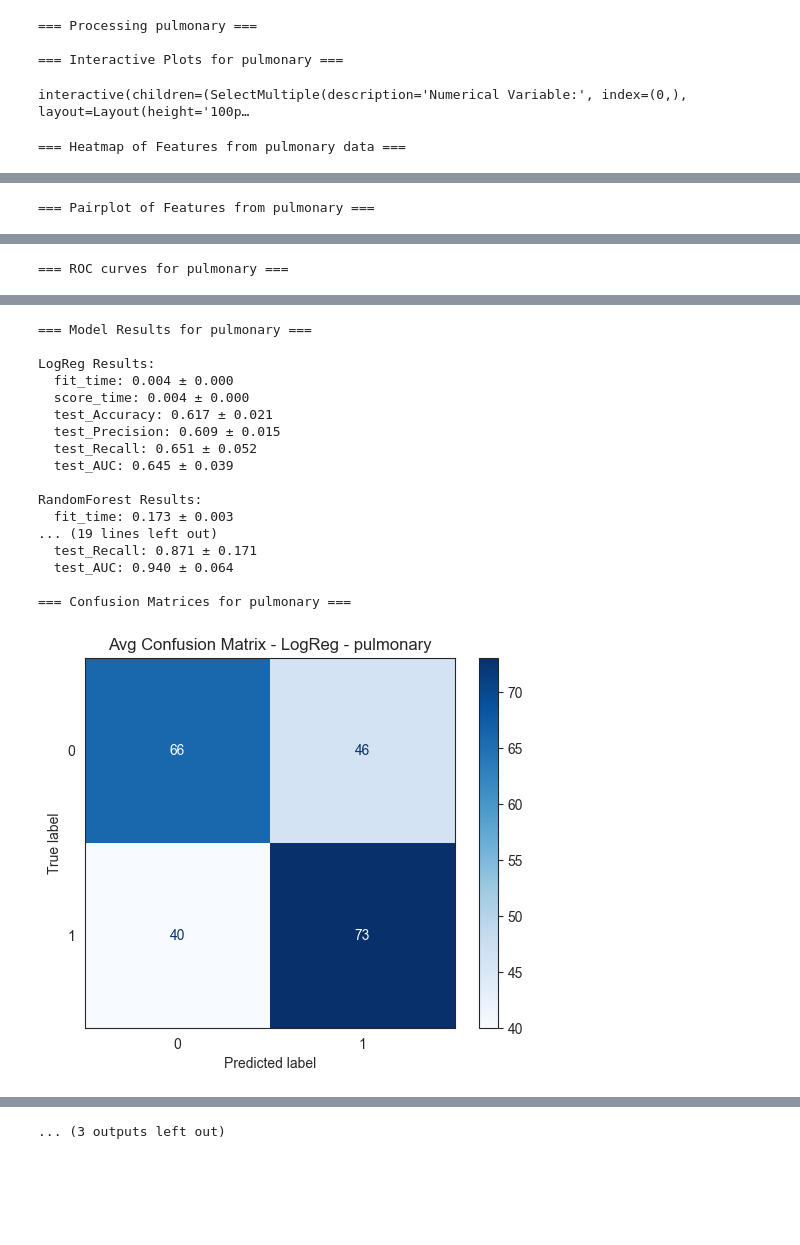
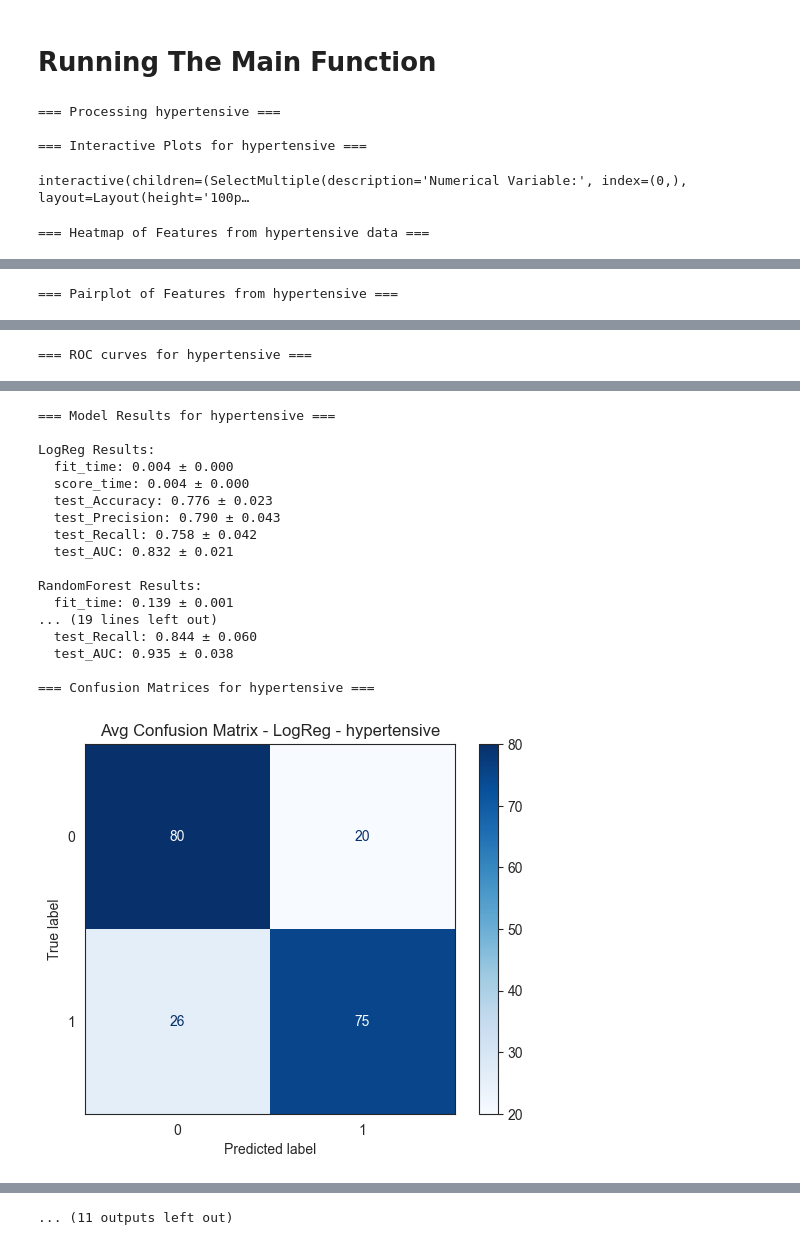
Before and after one commit to yloughribi/Internship, a Jupyter notebook: Model_Training.ipynb, the cells around one changed output, grey strips where cells are left out. Saved outputs shown, nothing was run; the diff lists cells and outputs as text; code cells hidden in the pictures; blank space fills up the shorter version.

Commit message:
Final Model Training Script Update

```diff
--- a/Model_Training.ipynb
+++ b/Model_Training.ipynb
@@ -283,7 +334,7 @@ def run_cvd_pipeline(cvd_category):
     classifiers = {
         'LogReg': LogisticRegression(max_iter=1000, class_weight='balanced'),
         'RandomForest': RandomForestClassifier(n_estimators=100, class_weight='balanced'),
-        'SVM_RBF': SVC(kernel='rbf', class_weight='balanced'),
+        'SVM_RBF': SVC(kernel='rbf', class_weight='balanced', probability=True),
         'XGB': XGBClassifier(n_estimators=100, use_label_encoder=False, scale_pos_weight=scale_pos_weight)
     }
 
@@ -359,21 +410,24 @@ def run_cvd_pipeline(cvd_category):
 
     # SHAP Values
 
-    print(f"\n=== SHAP Values for {cvd_category} ===")
+    for clf_name, clf in classifiers.items():
+        print(f"\n=== Processing {clf_name} for SHAP ===")
 
-    pipeline.fit(X_res, y_res)
-    model = pipeline.named_steps['classifier']
+        pipeline = Pipeline([
+            ('scaler', StandardScaler()),
+            ('classifier', clf)
+        ])
 
-    # Use the original feature set with column names for SHAP input
-    X_for_shap = pipeline.named_steps['scaler'].transform(X_imputed)
-    X_for_shap = pd.DataFrame(X_for_shap, columns=X_imputed.columns)
-
-    compute_shap_and_plot(model, X_for_shap, clf_name, cvd_category)
+        # Fit the model to get a trained estimator
+        pipeline.fit(X_res, y_res)
+        compute_shap_and_plot(pipeline, X_res, clf_name, cvd_category)
+# %% [markdown]
+# Running The Main Function
 # %%
-run_cvd_pipeline('pulmonary')
+run_cvd_pipeline('hypertensive')
 # %% [output]
-=== Processing pulmonary ===
+=== Processing hypertensive ===
 
-=== Interactive Plots for pulmonary ===
+=== Interactive Plots for hypertensive ===
 interactive(children=(SelectMultiple(description='Numerical Variable:', index=(0,), layout=Layout(height='100p…
-=== Heatmap of Features from pulmonary data ===
+=== Heatmap of Features from hypertensive data ===
@@ -381 +435 @@ interactive(children=(SelectMultiple(description='Numerical Variable:', index=(0
-=== Pairplot of Features from pulmonary ===
+=== Pairplot of Features from hypertensive ===
@@ -383 +437 @@ interactive(children=(SelectMultiple(description='Numerical Variable:', index=(0
-=== ROC curves for pulmonary ===
+=== ROC curves for hypertensive ===
@@ -385,18 +439,18 @@ interactive(children=(SelectMultiple(description='Numerical Variable:', index=(0
-=== Model Results for pulmonary ===
+=== Model Results for hypertensive ===
 
 LogReg Results:
   fit_time: 0.004 ± 0.000
   score_time: 0.004 ± 0.000
-  test_Accuracy: 0.617 ± 0.021
-  test_Precision: 0.609 ± 0.015
-  test_Recall: 0.651 ± 0.052
-  test_AUC: 0.645 ± 0.039
+  test_Accuracy: 0.776 ± 0.023
+  test_Precision: 0.790 ± 0.043
+  test_Recall: 0.758 ± 0.042
+  test_AUC: 0.832 ± 0.021
 
 RandomForest Results:
-  fit_time: 0.173 ± 0.003
+  fit_time: 0.139 ± 0.001
 ... (19 lines left out)
-  test_Recall: 0.871 ± 0.171
-  test_AUC: 0.940 ± 0.064
+  test_Recall: 0.844 ± 0.060
+  test_AUC: 0.935 ± 0.038
 
-=== Confusion Matrices for pulmonary ===
+=== Confusion Matrices for hypertensive ===
-[figure, old version]
+[figure, new version]
@@ -405 +459 @@ RandomForest Results:
-... (3 outputs left out)
+... (11 outputs left out)
```
Also changed, not shown: parts of 7 cells of this notebook, 10 other files.
